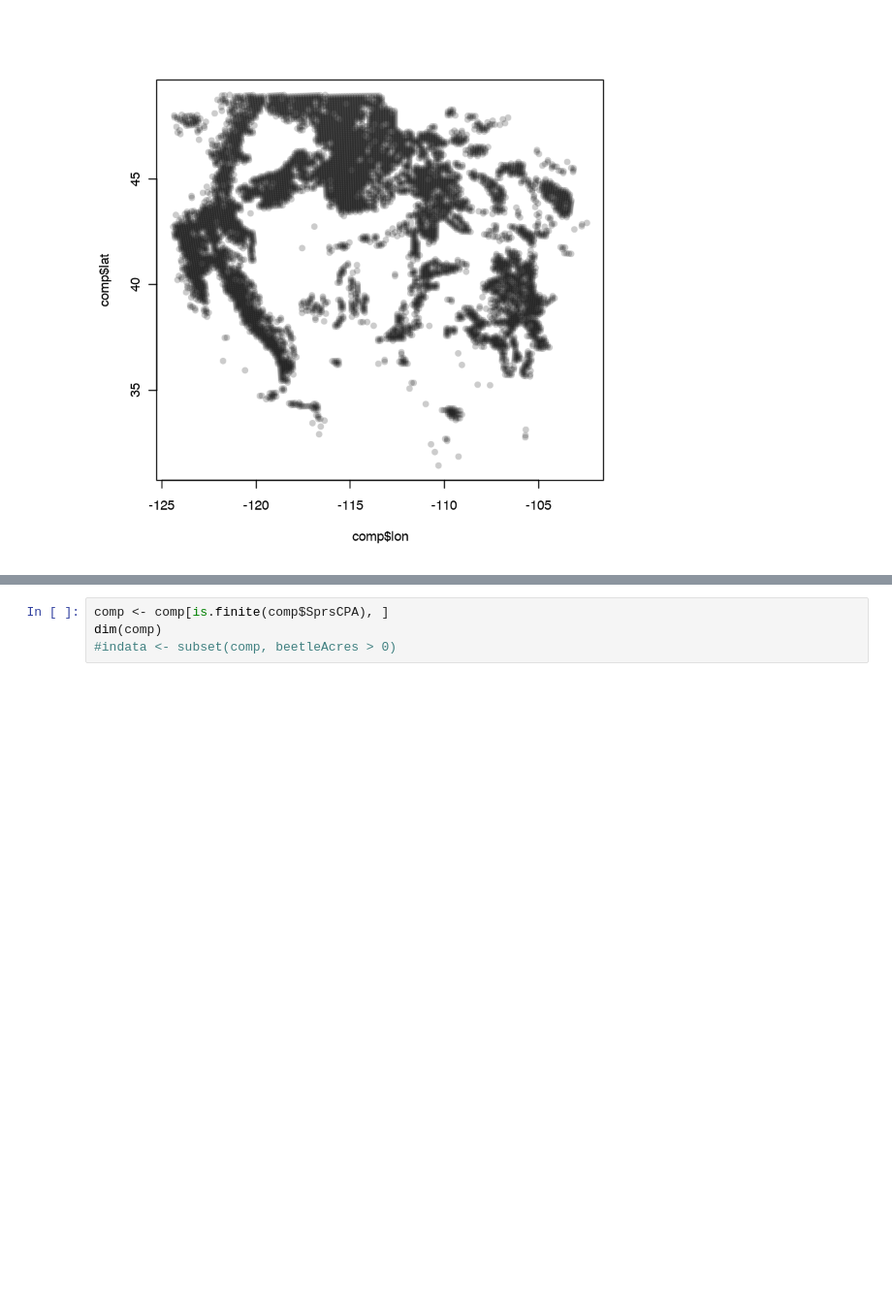
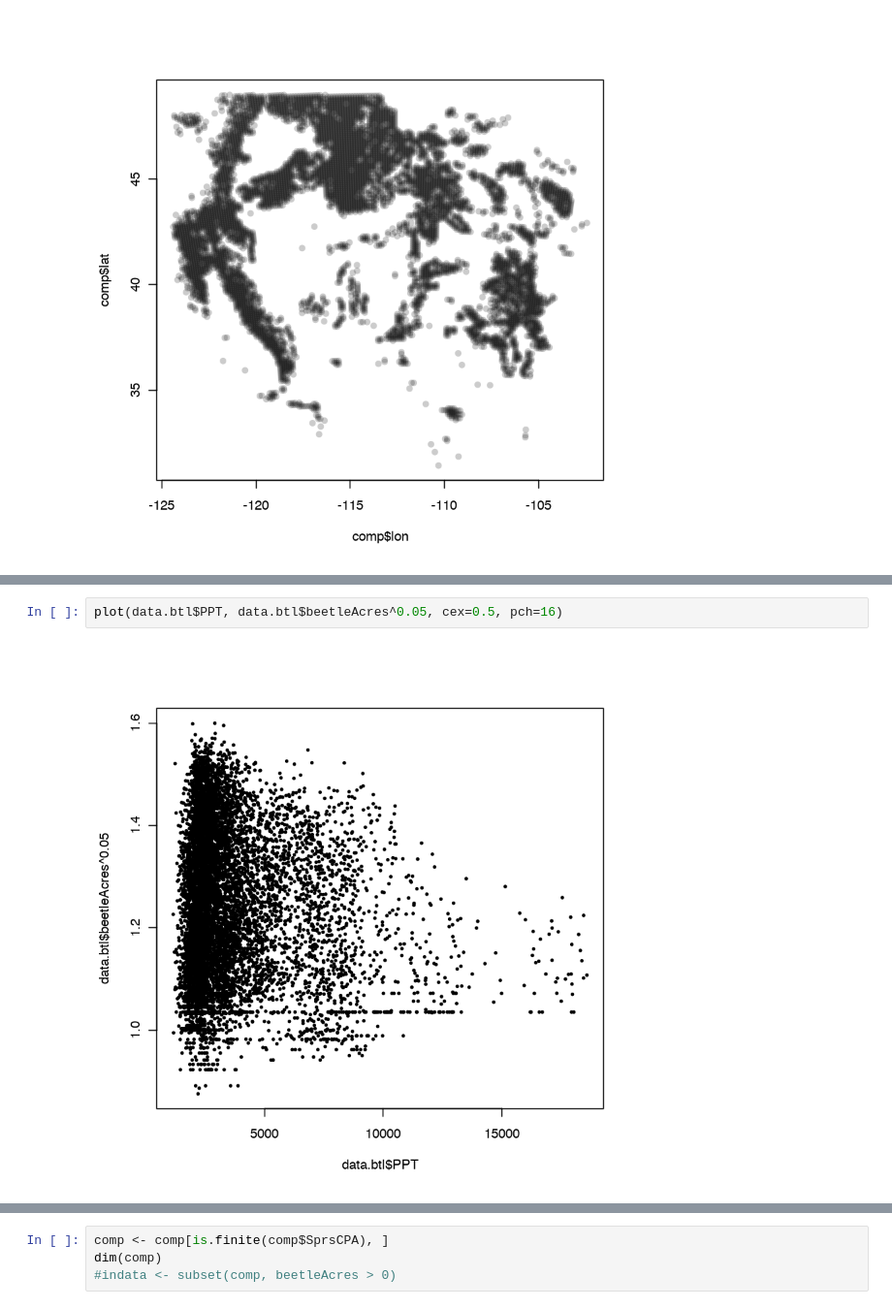
Before and after one commit to dongmeic/suppression, a Jupyter notebook: R/mpb10km_data_cleaning.ipynb, the cells around one changed output, grey strips where cells are left out. Shown at 97% size. Drawn from its saved outputs; the diff is of its cells as text; blank space fills up the shorter version.

```diff
--- a/R/mpb10km_data_cleaning.ipynb
+++ b/R/mpb10km_data_cleaning.ipynb
@@ -97,0 +195,4 @@ for (field in names(data)) {
+# %%
+plot(data.btl$PPT, data.btl$beetleAcres^0.05, cex=0.5, pch=16)
+# %% [output]
+[figure, added]
```
Also changed, not shown: parts of 16 cells of this notebook, 1 other file.
